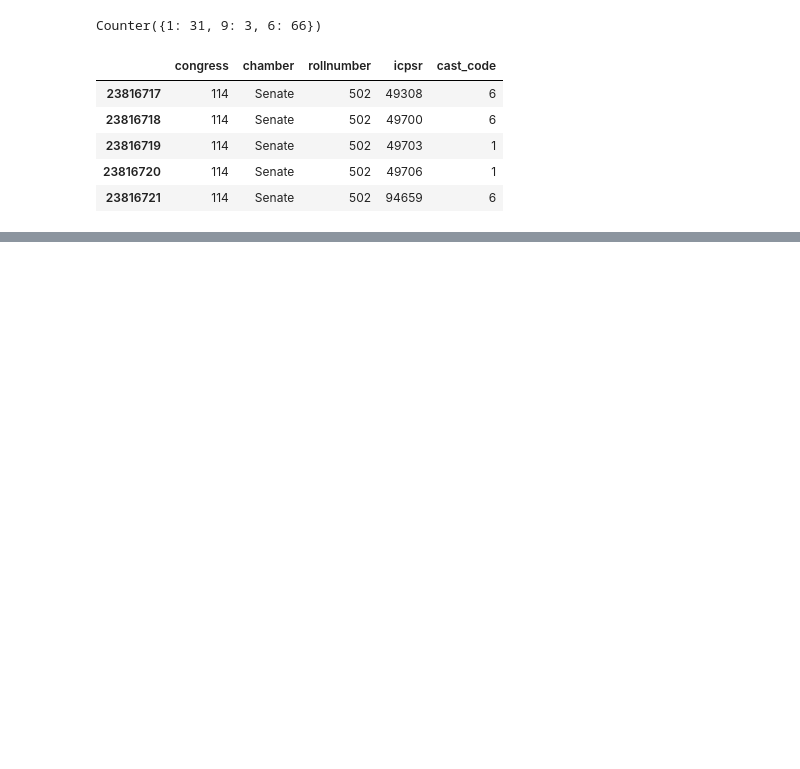
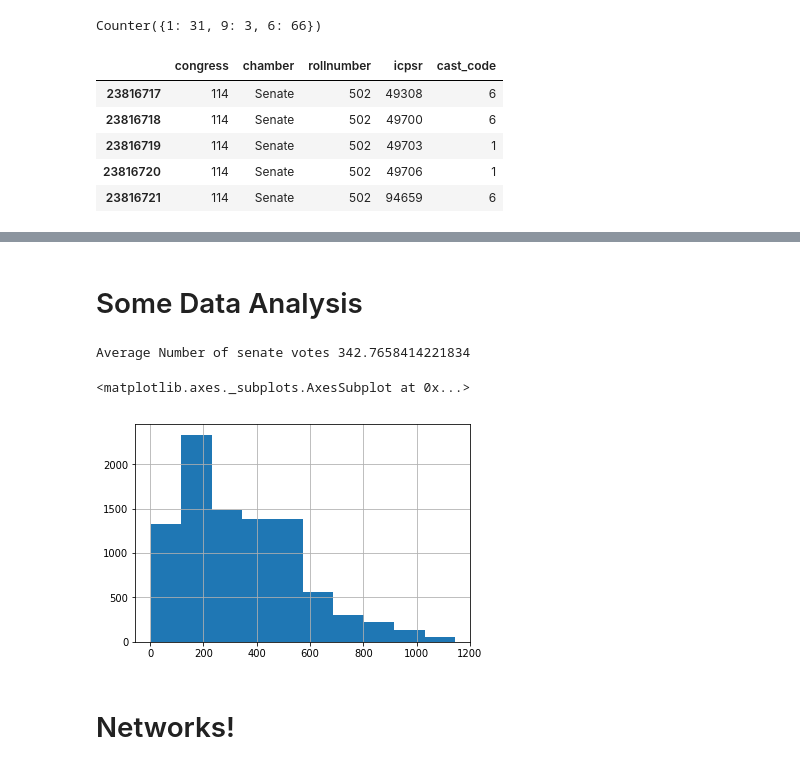
Before and after one commit to kwcooper/congress_analysis, a Jupyter notebook: roll2.ipynb, the cells around one changed output, grey strips where cells are left out. Cells and saved outputs as stored; diff of their text form; code cells hidden in the pictures; blank space fills up the shorter version.

```diff
--- a/roll2.ipynb
+++ b/roll2.ipynb
@@ -413,3 +783,16 @@ TypeError: cannot convert the series to <class 'int'>
+# %% [markdown]
+# Some Data Analysis
+# %%
+# What is the dist for num votes per member? (Senate)
+
+print('Average Number of senate votes',(sum(memSen.number_of_votes.dropna())/len(memSen.number_of_votes.dropna())))
+memSen.number_of_votes.hist()
+# %% [output]
+Average Number of senate votes 342.7658414221834
+<matplotlib.axes._subplots.AxesSubplot at 0x...>
+[figure, added]
+# %% [markdown]
+# Networks!
 # %%
 # takes a congress network and builds colormap of
 # the party affiliations
```
Also changed, not shown: parts of 49 cells of this notebook.
